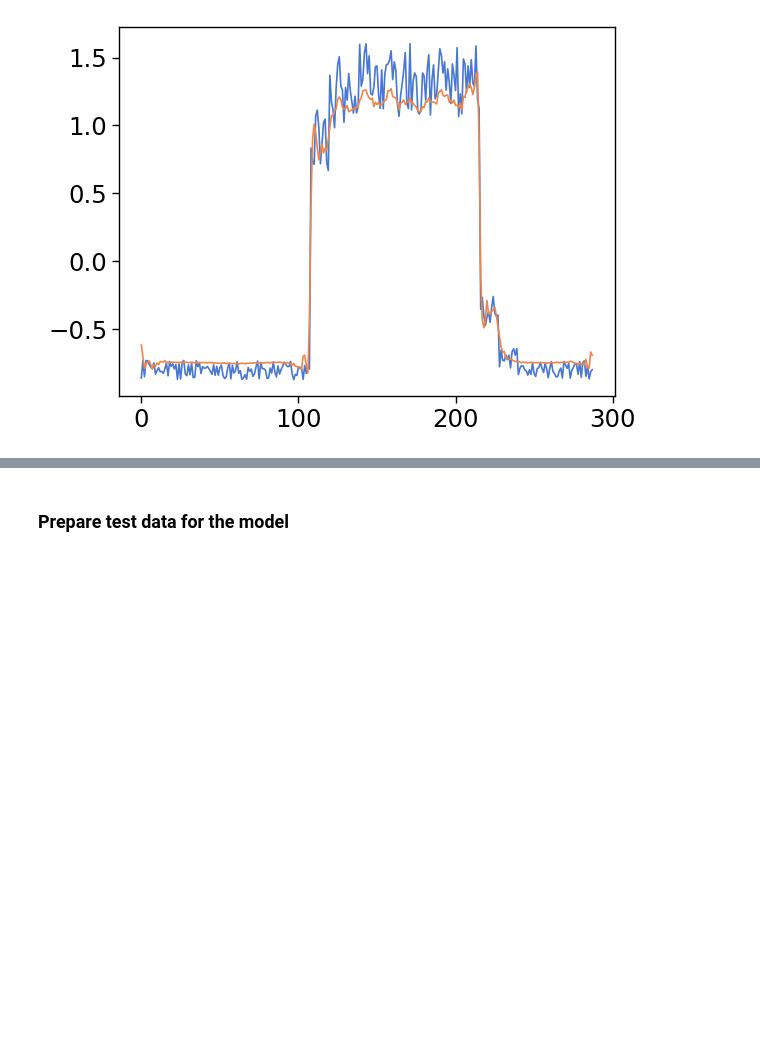
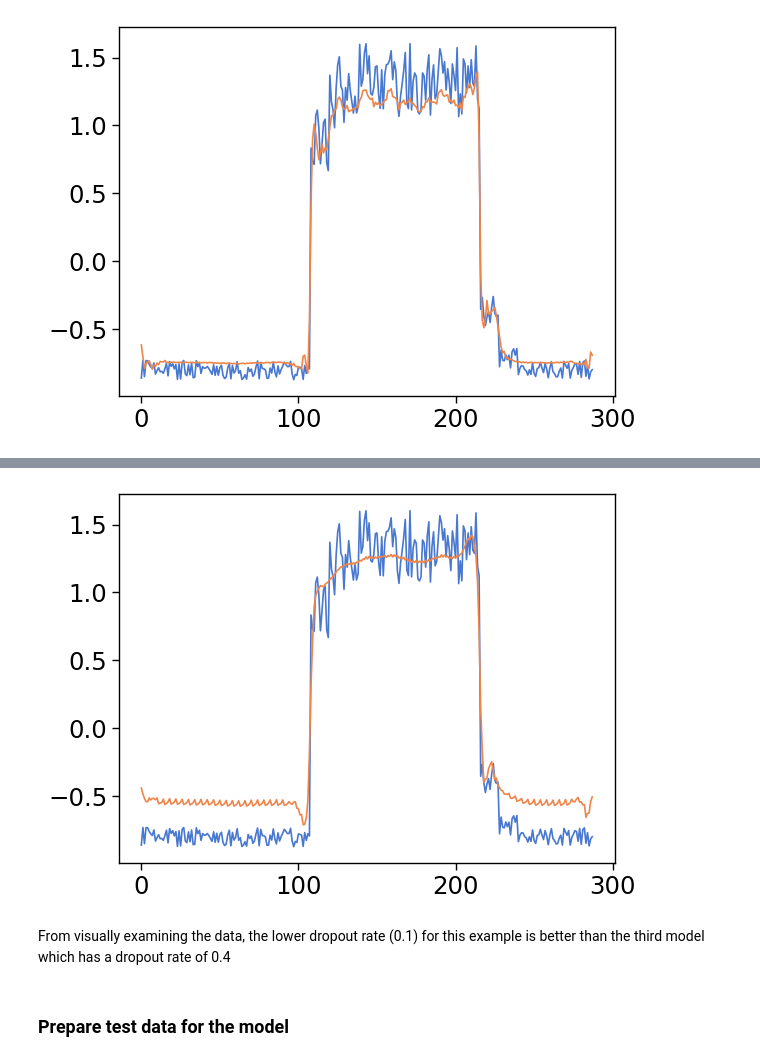
Before and after one commit to fabiofabrizi/ML-and-Stats-Portfolio, a Jupyter notebook: project/Keras Project.ipynb, the cells around one changed output, grey strips where cells are left out. Cells and saved outputs as stored; diff of their text form; code cells hidden in the pictures; blank space fills up the shorter version.

```diff
--- a/project/Keras Project.ipynb
+++ b/project/Keras Project.ipynb
@@ -1210,3 +1217,12 @@ plt.show()
+# %%
+# Compare with third model
+plt.plot(x_train[0])
+plt.plot(x_train_pred3[0])
+plt.show()
+# %% [output]
+[figure, added]
+# %% [markdown]
+From visually examining the data, the lower dropout rate (0.1) for this example is better than the third model which has a dropout rate of 0.4
 # %% [markdown]
 ### Prepare test data for the model
 # %%
```
Also changed, not shown: parts of 39 cells of this notebook.
